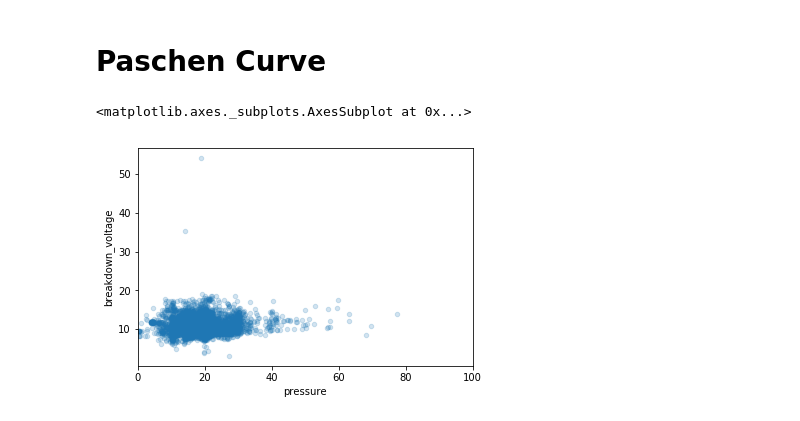
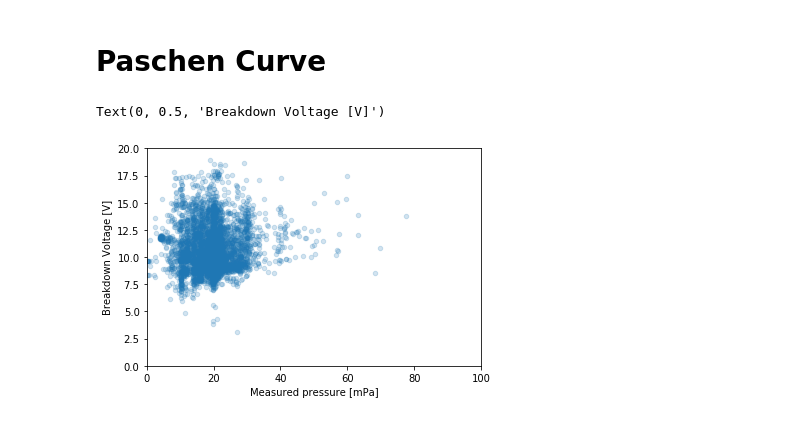
Before and after one commit to jhillairet/GOLEM, a Jupyter notebook: GOLEM_Estimating the best parameter set to maximize something.ipynb, the cells around one changed output. Saved outputs shown, nothing was run; the diff lists cells and outputs as text; code cells hidden in the pictures.

```diff
--- a/GOLEM_Estimating the best parameter set to maximize something.ipynb
+++ b/GOLEM_Estimating the best parameter set to maximize something.ipynb
@@ -251,8 +255,11 @@ dataset.plot(kind='scatter', x='Murakami', y='1/q_a', xlim=(-1,10), ylim=(0,0.4)
 # %% [markdown]
 # Paschen Curve
 # %%
-
-dataset.plot(kind='scatter', x='pressure', y='breakdown_voltage', alpha=0.2, xlim=(0,100))
+# breakdown_voltage: Loop voltage during breakdown
+ax = dataset.plot(kind='scatter', x='pressure', y='breakdown_voltage',
+             alpha=0.2, xlim=(0,100), ylim=(0,20))
+ax.set_xlabel('Measured pressure [mPa]')
+ax.set_ylabel('Breakdown Voltage [V]')
 # %% [output]
-<matplotlib.axes._subplots.AxesSubplot at 0x...>
+Text(0, 0.5, 'Breakdown Voltage [V]')
-[figure, old version]
+[figure, new version]
```
Also changed, not shown: parts of 4 cells of this notebook, 2 other files.
